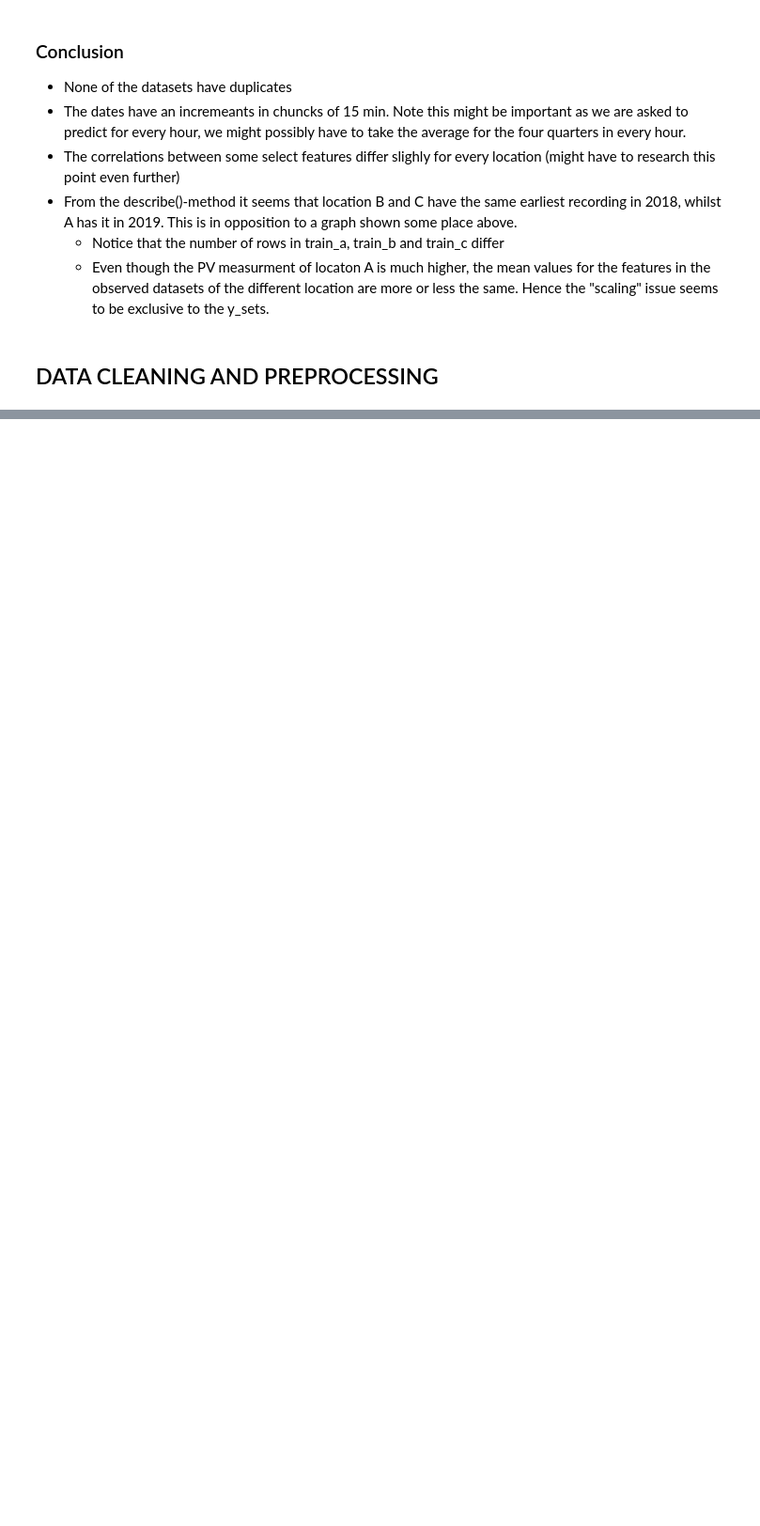
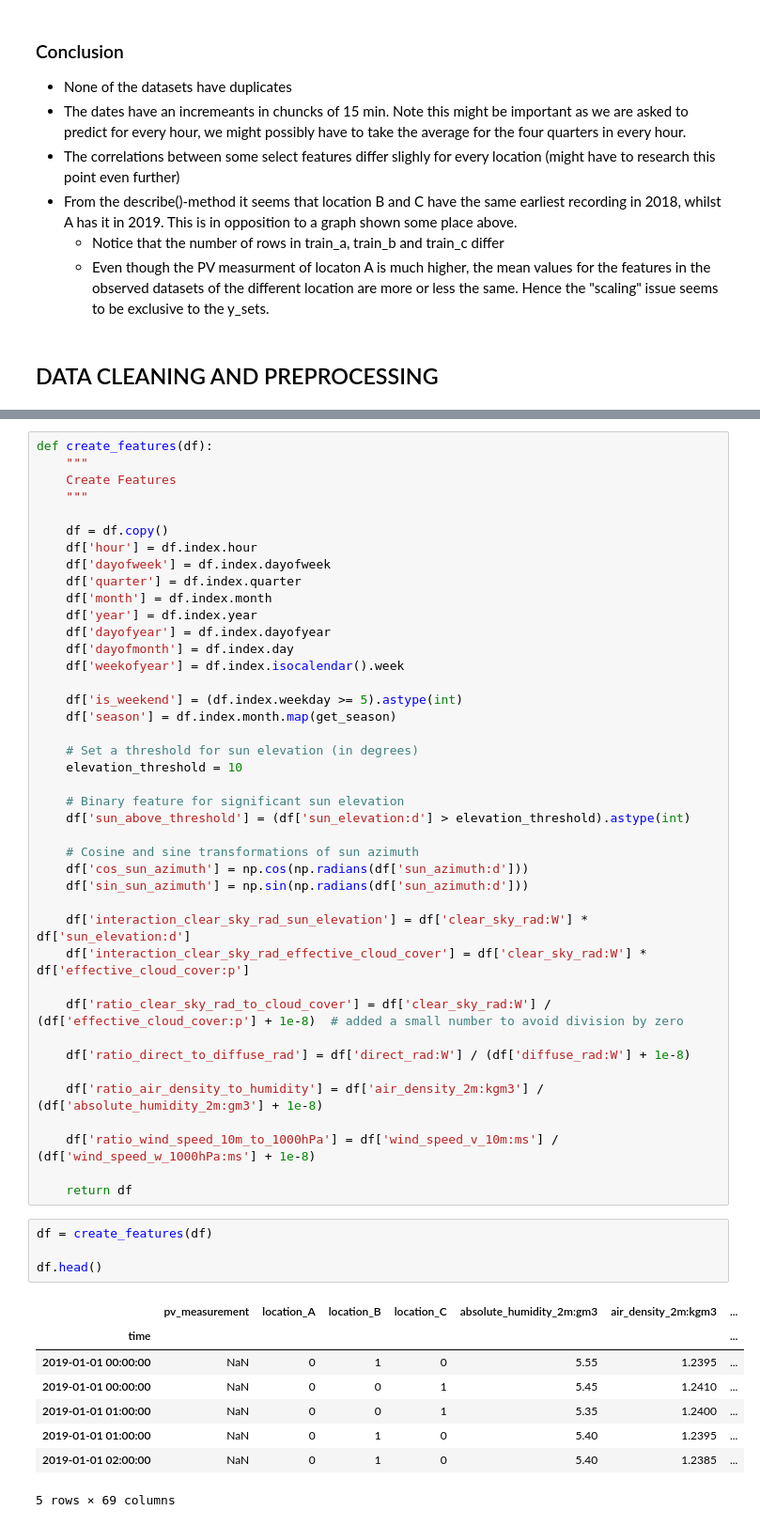
Before and after one commit to simenstang/TDT4173, a Jupyter notebook: data/long_notebook/Long_notebook.ipynb, the cells around one changed output, grey strips where cells are left out. Shown at 94% size. Cells and saved outputs as stored; diff of their text form; blank space fills up the shorter version.

```diff
--- a/data/long_notebook/Long_notebook.ipynb
+++ b/data/long_notebook/Long_notebook.ipynb
@@ -770,0 +1098,54 @@ table
+# %%
+def create_features(df):
+    """
+    Create Features
+    """
+
+    df = df.copy()
+    df['hour'] = df.index.hour
+    df['dayofweek'] = df.index.dayofweek
+    df['quarter'] = df.index.quarter
+    df['month'] = df.index.month
+    df['year'] = df.index.year
+    df['dayofyear'] = df.index.dayofyear
+    df['dayofmonth'] = df.index.day
+    df['weekofyear'] = df.index.isocalendar().week
+
+    df['is_weekend'] = (df.index.weekday >= 5).astype(int)
+    df['season'] = df.index.month.map(get_season)
+
+    # Set a threshold for sun elevation (in degrees)
+    elevation_threshold = 10
+
+    # Binary feature for significant sun elevation
+    df['sun_above_threshold'] = (df['sun_elevation:d'] > elevation_threshold).astype(int)
+
+    # Cosine and sine transformations of sun azimuth
+    df['cos_sun_azimuth'] = np.cos(np.radians(df['sun_azimuth:d']))
+    df['sin_sun_azimuth'] = np.sin(np.radians(df['sun_azimuth:d']))
+
+    df['interaction_clear_sky_rad_sun_elevation'] = df['clear_sky_rad:W'] * df['sun_elevation:d']
+    df['interaction_clear_sky_rad_effective_cloud_cover'] = df['clear_sky_rad:W'] * df['effective_cloud_cover:p']
+
+    df['ratio_clear_sky_rad_to_cloud_cover'] = df['clear_sky_rad:W'] / (df['effective_cloud_cover:p'] + 1e-8)  # added a small number to avoid division by zero
+
+    df['ratio_direct_to_diffuse_rad'] = df['direct_rad:W'] / (df['diffuse_rad:W'] + 1e-8)
+
+    df['ratio_air_density_to_humidity'] = df['air_density_2m:kgm3'] / (df['absolute_humidity_2m:gm3'] + 1e-8)
+
+    df['ratio_wind_speed_10m_to_1000hPa'] = df['wind_speed_v_10m:ms'] / (df['wind_speed_w_1000hPa:ms'] + 1e-8)
+
+    return df
+# %%
+df = create_features(df)
+
+df.head()
+# %% [output]
+|  | pv_measurement | location_A | location_B | location_C | absolute_humidity_2m:gm3 | air_density_2m:kgm3 | ... |
+| time |  |  |  |  |  |  | ... |
+| 2019-01-01 00:00:00 | NaN | 0 | 1 | 0 | 5.55 | 1.2395 | ... |
+| 2019-01-01 00:00:00 | NaN | 0 | 0 | 1 | 5.45 | 1.2410 | ... |
+| 2019-01-01 01:00:00 | NaN | 0 | 0 | 1 | 5.35 | 1.2400 | ... |
+| 2019-01-01 01:00:00 | NaN | 0 | 1 | 0 | 5.40 | 1.2395 | ... |
+| 2019-01-01 02:00:00 | NaN | 0 | 1 | 0 | 5.40 | 1.2385 | ... |
+5 rows × 69 columns
```
Also changed, not shown: parts of 42 cells of this notebook.
